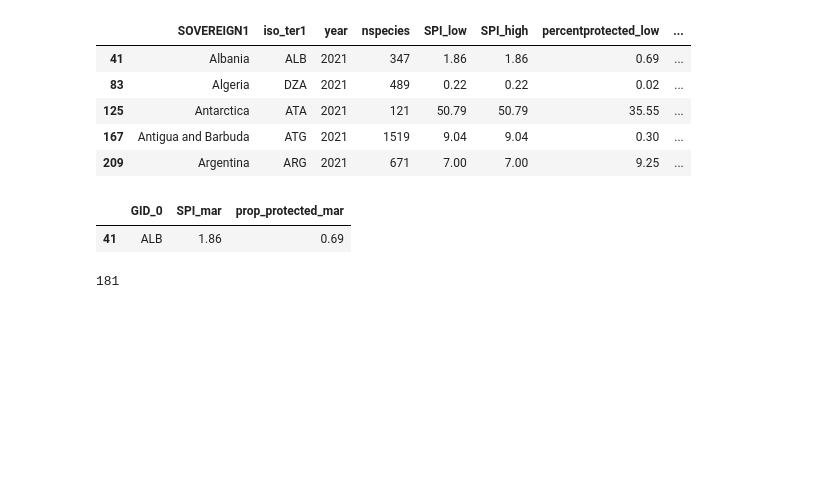
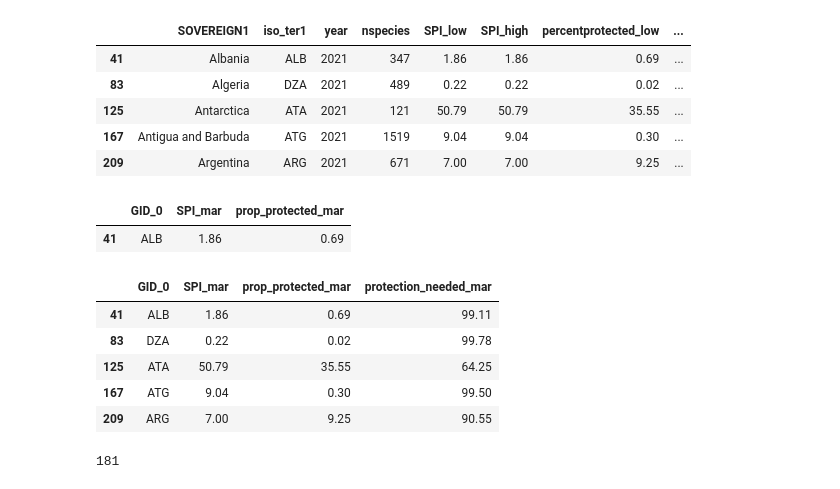
Before and after one commit to Vizzuality/he-scratchfolder, a Jupyter notebook: NRC_Marine.ipynb, the cells around one changed output. Saved outputs shown, nothing was run; the diff lists cells and outputs as text; code cells hidden in the pictures; blank space fills up the shorter version.

```diff
--- a/NRC_Marine.ipynb
+++ b/NRC_Marine.ipynb
@@ -21,7 +21,7 @@ import functools
 path = '/Users/sofia/Documents/HE_Data/NRC/NRC_Marine'
 # %%
 # Import tables
-gadm = pd.read_csv('/Users/sofia/Documents/HE_Data/NRC/NRC_Terrestrial/NRC_Terrestrial_20220429.csv') # This is the updated gadm_centroid
+gadm = pd.read_csv('/Users/sofia/Documents/HE_Data/NRC/NRC_Terrestrial/NRC_Terrestrial_20220426.csv') # This is the updated gadm_centroid
 spi = pd.read_csv(f'{path}/Marine_SPI_by_country_202203323_ter-1.csv')# table with spi and protection
 mar = pd.read_csv(f'{path}/NRC_marine_species_data_20220323_ter-1.csv') # Species able provided by Alex (MOL)
 pop = pd.read_csv(f'{path}/Pop2020_EEZ.csv') # calculated in arcgis pro using the population2020.crf and the EEZ shapefile
@@ -291,6 +296,17 @@ last.head(1)
 # %% [output]
 |  | GID_0 | SPI_mar | prop_protected_mar |
 | 41 | ALB | 1.86 | 0.69 |
+# %%
+# Add protection needed fake
+last['protection_needed_mar'] = 99.8 - last['prop_protected_mar']
+last.head()
+# %% [output]
+|  | GID_0 | SPI_mar | prop_protected_mar | protection_needed_mar |
+| 41 | ALB | 1.86 | 0.69 | 99.11 |
+| 83 | DZA | 0.22 | 0.02 | 99.78 |
+| 125 | ATA | 50.79 | 35.55 | 64.25 |
+| 167 | ATG | 9.04 | 0.30 | 99.50 |
+| 209 | ARG | 7.00 | 9.25 | 90.55 |
 # %%
 len(last) # There are 181 territories with marine SPI and protection data
 # %% [output]
```
Also changed, not shown: parts of 16 cells of this notebook, 1 other file.
